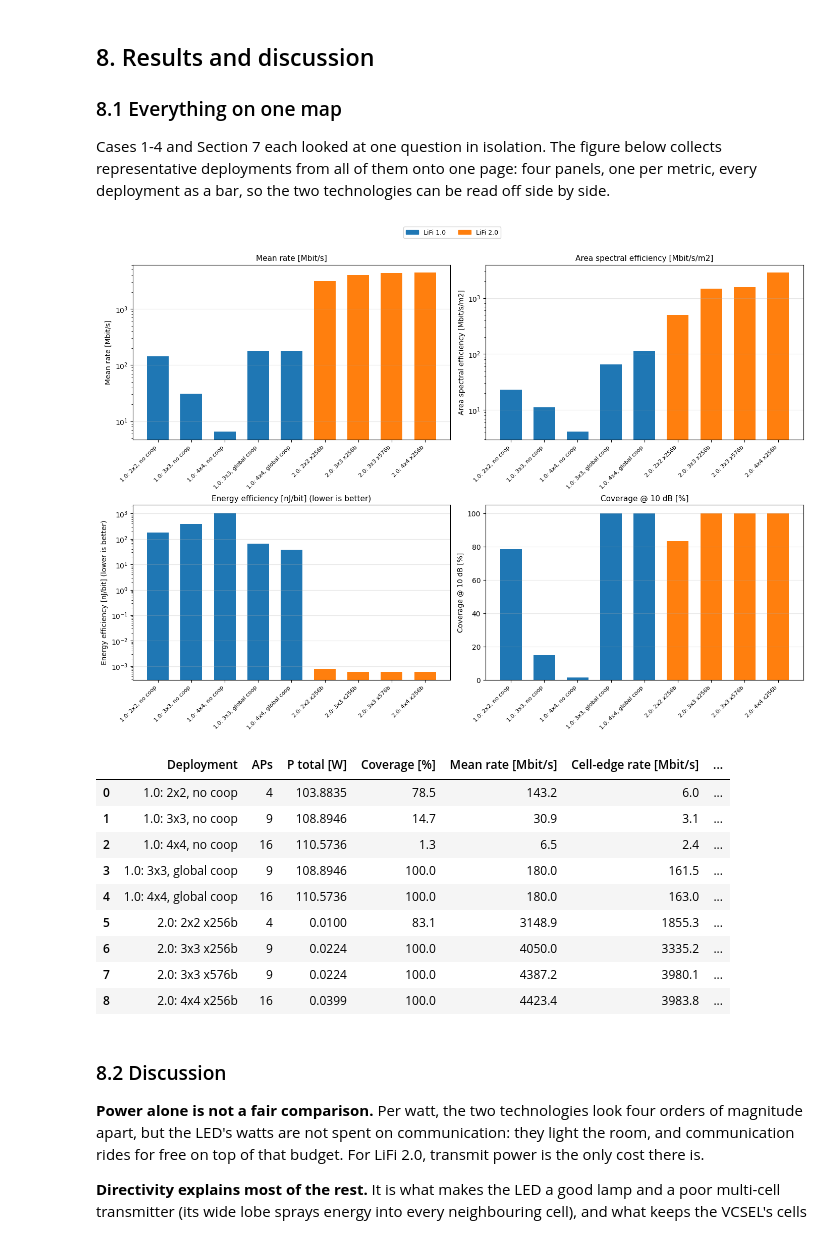
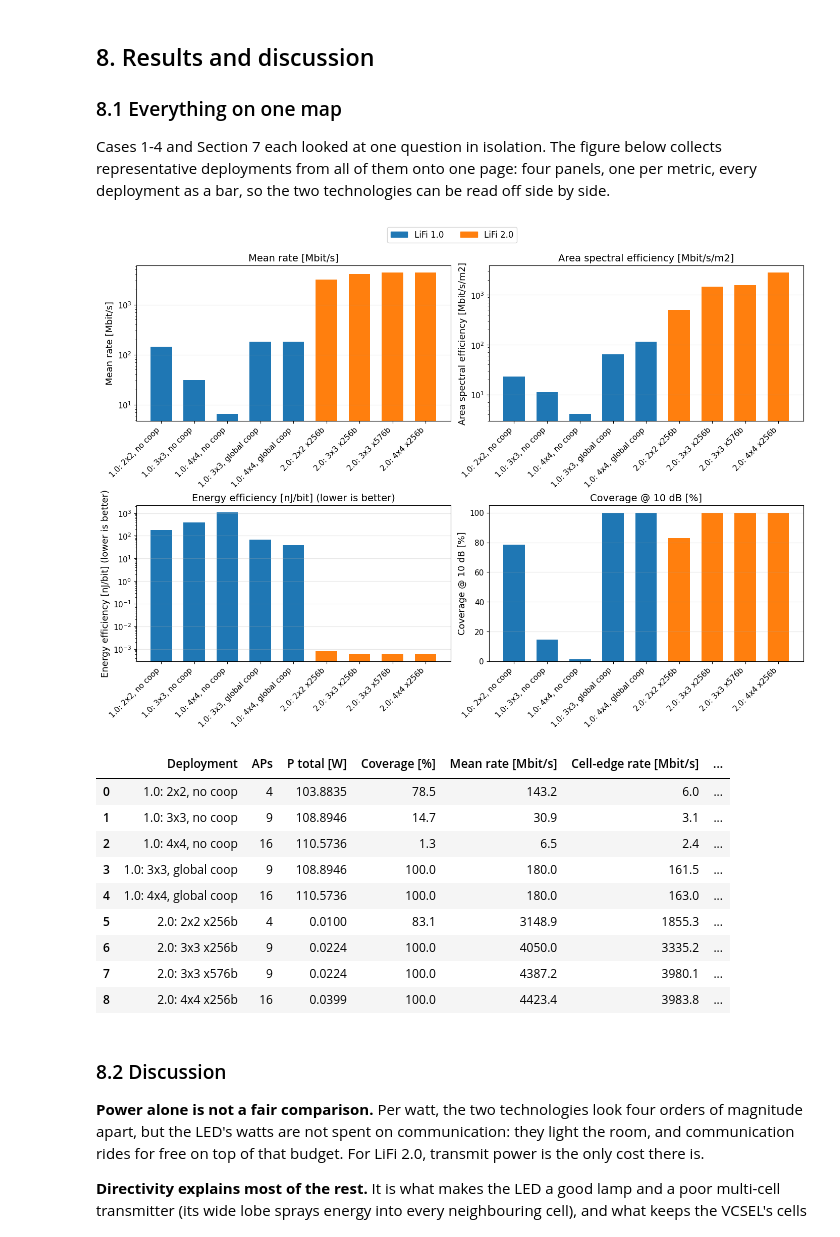
Before and after one commit to carolinalopezdelamadriz/lifi-comparative-analysis, a Jupyter notebook: multi_cell_analysis.ipynb, the cells around one changed output. Drawn from its saved outputs; the diff is of its cells as text; code cells hidden in the pictures.

Commit message:
Increase default and per-plot font sizes for better print legibility

```diff
--- a/multi_cell_analysis.ipynb
+++ b/multi_cell_analysis.ipynb
@@ -318,13 +319,13 @@ ax.plot(r, s_v, lw=2.4, color="tab:orange", label=f"one VCSEL beam ({P_VCSEL * 1
 for n in (2, 3, 4):
     spacing = ROOM / n
     ax.axvline(spacing, color="gray", lw=0.8, ls="--", alpha=0.6)
-    ax.annotate(f"{n}x{n} AP\nspacing", (spacing, -9), fontsize=6.5, ha="center", color="dimgray")
+    ax.annotate(f"{n}x{n} AP\nspacing", (spacing, -9), fontsize=9.5, ha="center", color="dimgray")
 
 ax.set_xlabel("Horizontal distance from the AP [m]")
 ax.set_ylabel("SNR [dB]")
 ax.set_ylim(-11, 70); ax.set_xlim(0, 2.5)
 ax.set_title(f"Directivity")
-ax.legend(fontsize=8, loc="upper right"); ax.grid(alpha=.3)
+ax.legend(fontsize=11, loc="upper right"); ax.grid(alpha=.3)
 plt.tight_layout()
 plt.show()
 # %% [output]
@@ -416,12 +417,12 @@ ax.plot(th_sweep_dB, cov_led_th, color="tab:blue", lw=2.2, label="LiFi 1.0 (3x3
 ax.plot(th_sweep_dB, cov_vcsel_th, color="tab:orange", lw=2.2, ls="--", label="LiFi 2.0 (3x3, 256 beams/AP)")
 for th, lb in service_marks:
     ax.axvline(th, color="gray", ls=":", lw=1.0)
-    ax.annotate(lb, (th, 103), ha="center", fontsize=7.5, color="dimgray")
+    ax.annotate(lb, (th, 103), ha="center", fontsize=10.5, color="dimgray")
 ax.set_xlabel(r"SINR threshold, $\gamma_{th}$ [dB] (higher = a more demanding service)")
 ax.set_ylabel("Coverage [%]")
 ax.set_ylim(-5, 112); ax.set_xlim(5, 50)
 ax.set_title("Coverage (this deployment) vs. service")
-ax.legend(fontsize=8, loc="lower left")
+ax.legend(fontsize=11, loc="lower left")
 ax.grid(alpha=.3)
 
 ax = axes[1]
@@ -434,7 +435,7 @@ ax.set_xlabel(r"SINR threshold, $\gamma_{th}$ [dB]")
 ax.set_ylabel("Guaranteed rate, $R(\gamma_{th})$ [Mbit/s] (log)")
 ax.set_xlim(5, 50)
 ax.set_title("What each service actually guarantees")
-ax.legend(fontsize=8, loc="upper left")
+ax.legend(fontsize=11, loc="upper left")
 ax.grid(alpha=.3, which="both")
 
 fig.suptitle("Case 1: comparing services (coverage and the rate each one guarantees), 3x3 APs, non-cooperative")
@@ -498,7 +499,7 @@ for S, lb, c in [(s_led, f"LiFi 1.0 (3x3, {P_led:.1f} W)", "tab:blue"),
     ax.plot(d, np.linspace(0, 100, d.size), lw=2.4, color=c, label=lb)
 ax.set_xlim(-10, 60); ax.set_xlabel("SINR [dB]"); ax.set_ylabel("Empirical CDF, $F(\mathrm{SINR})$ [%]")
 ax.set_title(f"SINR distribution")
-ax.legend(fontsize=8); ax.grid(alpha=.3)
+ax.legend(fontsize=11); ax.grid(alpha=.3)
 fig.suptitle("Case 2: same infrastructure (3x3 APs), non-cooperative")
 plt.show()
 
@@ -512,10 +513,10 @@ for ax, (col, ttl, logy) in zip(axes, [("Coverage [%]", f"Coverage @ {GAMMA_TH_D
     ax.bar(x, iso_df[col], color=colors, width=0.6)
     if logy:
         ax.set_yscale("log")
-    ax.set_xticks(x); ax.set_xticklabels([d.split(" - ")[0] for d in iso_df.Deployment], fontsize=8)
-    ax.set_title(ttl, fontsize=10); ax.grid(alpha=.3, axis="y")
+    ax.set_xticks(x); ax.set_xticklabels([d.split(" - ")[0] for d in iso_df.Deployment], fontsize=11)
+    ax.set_title(ttl, fontsize=13); ax.grid(alpha=.3, axis="y")
 fig.legend(handles=[Patch(color="tab:blue", label="LiFi 1.0"), Patch(color="tab:orange", label="LiFi 2.0")],
-           loc="upper center", ncol=2, bbox_to_anchor=(0.5, 1.12), fontsize=9)
+           loc="upper center", ncol=2, bbox_to_anchor=(0.5, 1.12), fontsize=12)
 fig.suptitle("Case 2: equal infrastructure across densities", y=1.18)
 plt.show()
 # %% [output]
@@ -788,7 +789,7 @@ for cp, st, lb, c in [("none", "o-", "no cooperation", "tab:blue"),
                       ("global", "s-", "global", "tab:green")]:
     a.plot(ns_l, cl[cp], st, lw=2.2, ms=6, color=c, label=lb)
 a.set_xlabel("Number of LED APs"); a.set_ylabel(f"Coverage @ {GAMMA_TH_DB:.0f} dB [%]")
-a.set_xticks(ns_l); a.set_ylim(-5, 105); a.legend(fontsize=8); a.grid(alpha=.3)
+a.set_xticks(ns_l); a.set_ylim(-5, 105); a.legend(fontsize=11); a.grid(alpha=.3)
 a.set_title("LiFi 1.0")
 
 a = axes[1]
@@ -796,7 +797,7 @@ for cp, st, lb, c in [("none", "o-", "no cooperation", "tab:orange"),
                       ("global", "s-", "global", "tab:red")]:
     a.plot(ns_v, cv[cp], st, lw=2.2, ms=6, color=c, label=lb)
 a.set_xlabel("Number of VCSEL APs (256 beams each)"); a.set_ylabel(f"Coverage @ {GAMMA_TH_DB:.0f} dB [%]")
-a.set_xticks(ns_v); a.set_ylim(-5, 105); a.legend(fontsize=8); a.grid(alpha=.3)
+a.set_xticks(ns_v); a.set_ylim(-5, 105); a.legend(fontsize=11); a.grid(alpha=.3)
 a.set_title("LiFi 2.0")
 
 fig.suptitle("Coverage vs. density, with and without cooperation")
@@ -883,38 +884,38 @@ for lbl, n, m in [("2.0: 2x2 x256b", 2, M_BEAMS), ("2.0: 3x3 x256b", 3, M_BEAMS)
     s, P, nc = evaluate_vcsel(n, m)
     r, _ = metrics(s, B_VCSEL, P, nc, lbl, tech="LiFi 2.0", **{"Total beams": nc*m*m})
     summary.append(r)
 sdf = pd.DataFrame(summary)
 
 # one bar chart per metric, easier to read than cramming it all into one plot
 fig, axes = plt.subplots(2, 2, figsize=(14, 9.5), constrained_layout=True)
 colors = sdf["tech"].map({"LiFi 1.0": "tab:blue", "LiFi 2.0": "tab:orange"})
 x = np.arange(len(sdf))
 
 # rate first since it's the main metric here, coverage last
 panels = [
     ("Mean rate [Mbit/s]", "Mean rate [Mbit/s]", True),
     ("ASE [Mbit/s/m2]", "Area spectral efficiency [Mbit/s/m2]", True),
     ("Energy efficiency [nJ/bit]", "Energy efficiency [nJ/bit] (lower is better)", True),
     ("Coverage [%]", f"Coverage @ {GAMMA_TH_DB:.0f} dB [%]", False),
 ]
 for ax, (col, title, log_scale) in zip(axes.ravel(), panels):
     ax.bar(x, sdf[col], color=colors, width=0.65)
     if log_scale:
         ax.set_yscale("log")
-    ax.set_xticks(x); ax.set_xticklabels(sdf["Deployment"], rotation=45, ha="right", fontsize=8)
-    ax.set_title(title, fontsize=11)
-    ax.set_ylabel(title, fontsize=10)
+    ax.set_xticks(x); ax.set_xticklabels(sdf["Deployment"], rotation=45, ha="right", fontsize=11)
+    ax.set_title(title, fontsize=14)
+    ax.set_ylabel(title, fontsize=13)
     ax.grid(alpha=.3, axis="y")
 
 fig.legend(handles=[Patch(color="tab:blue", label="LiFi 1.0"), Patch(color="tab:orange", label="LiFi 2.0")],
-           loc="upper center", ncol=2, bbox_to_anchor=(0.5, 1.06), fontsize=9)
+           loc="upper center", ncol=2, bbox_to_anchor=(0.5, 1.06), fontsize=12)
 
 plt.show()
 
 sdf[["Deployment", "APs", "P total [W]", "Coverage [%]", "Mean rate [Mbit/s]",
      "Cell-edge rate [Mbit/s]", "ASE [Mbit/s/m2]", "Energy efficiency [nJ/bit]"]]
 # %% [output]
-[figure, old version]
+[figure, new version]
 |  | Deployment | APs | P total [W] | Coverage [%] | Mean rate [Mbit/s] | Cell-edge rate [Mbit/s] | ... |
 | 0 | 1.0: 2x2, no coop | 4 | 103.8835 | 78.5 | 143.2 | 6.0 | ... |
 | 1 | 1.0: 3x3, no coop | 9 | 108.8946 | 14.7 | 30.9 | 3.1 | ... |
```
Also changed, not shown: parts of 10 cells of this notebook, 3 other files.
